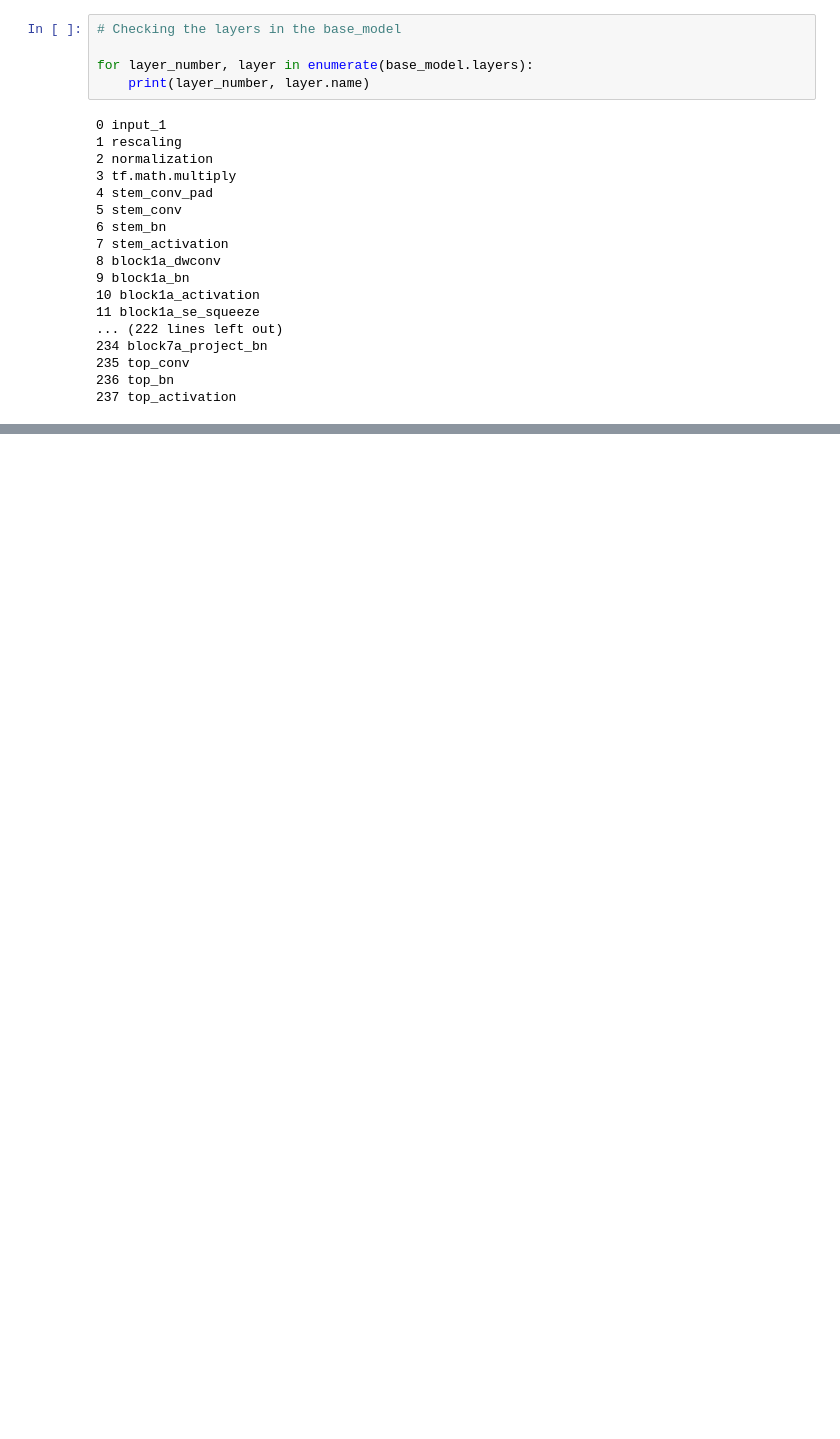
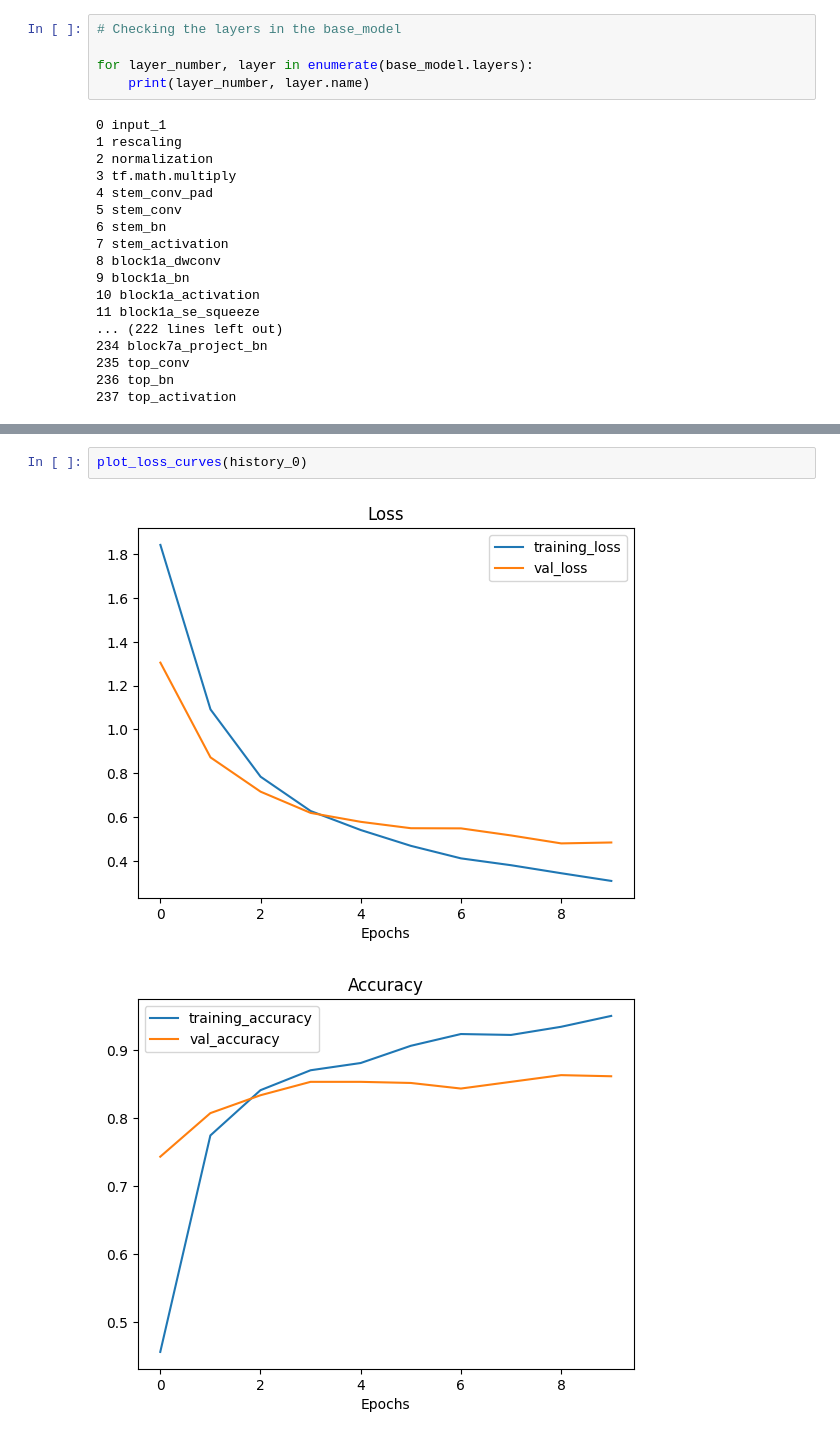
Before and after one commit to akhil4674/transfer_Learning_Experiment, a Jupyter notebook: 05 Transfer Learning - Fine Tuning.ipynb, the cells around one changed output, grey strips where cells are left out. Drawn from its saved outputs; the diff is of its cells as text; blank space fills up the shorter version.

```diff
--- a/05 Transfer Learning - Fine Tuning.ipynb
+++ b/05 Transfer Learning - Fine Tuning.ipynb
@@ -238,0 +246,5 @@ for layer_number, layer in enumerate(base_model.layers):
+# %%
+plot_loss_curves(history_0)
+# %% [output]
+[figure, added]
+[figure, added]
```
Also changed, not shown: parts of 20 cells of this notebook.
